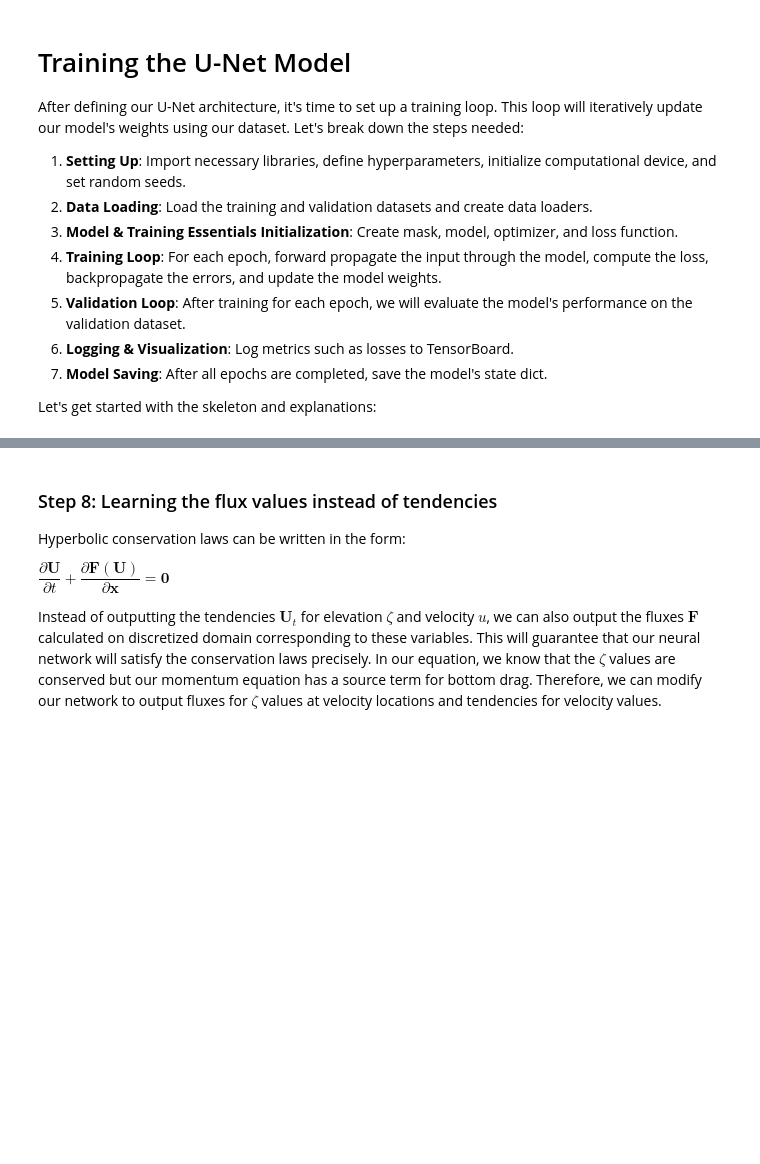
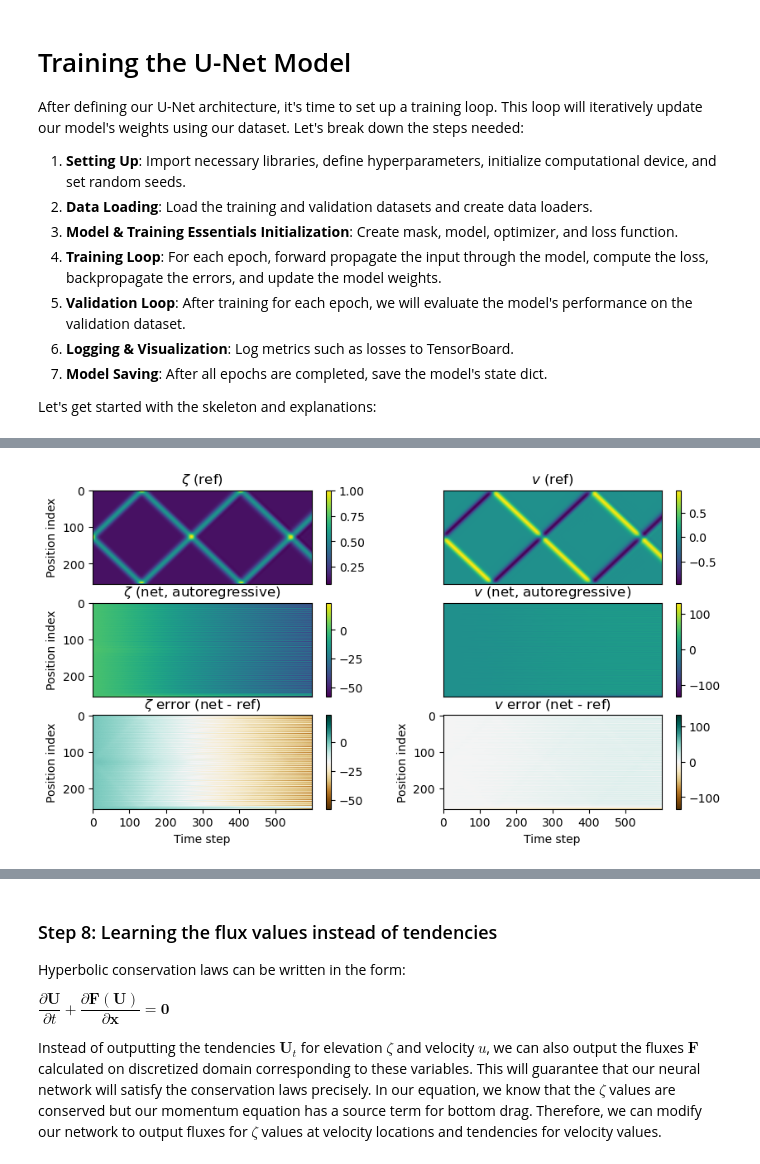
Before and after one commit to alicanbekar/pi_lecture_pytorch, a Jupyter notebook: swe_instructor_code.ipynb, the cells around one changed output, grey strips where cells are left out. Saved outputs shown, nothing was run; the diff lists cells and outputs as text; code cells hidden in the pictures; blank space fills up the shorter version.

```diff
--- a/swe_instructor_code.ipynb
+++ b/swe_instructor_code.ipynb
@@ -419,0 +552,19 @@ torch.save(model.state_dict(), EXP_NAME + '.pth')
+# %%
+plt.figure(figsize=(10,5))
+
+plt.subplot(3,2,1)
+img_plot(zeta_ref, title='$\zeta$ (ref)', showxax=False)
+plt.subplot(3,2,2)
+img_plot(vel_ref, title='$v$ (ref)', showxax=False, showyax=False)
+
+plt.subplot(3,2,3)
+img_plot(zeta_ar, title='$\zeta$ (net, autoregressive)', showxax=False)
+plt.subplot(3,2,4)
+img_plot(vel_ar, title='$v$ (net, autoregressive)', showxax=False, showyax=False)
+
+plt.subplot(3,2,5)
+img_plot(zeta_ar - zeta_ref, title='$\zeta$ error (net - ref)', cmap='BrBG')
+plt.subplot(3,2,6)
+img_plot(vel_ar - vel_ref, title='$v$ error (net - ref)', cmap='BrBG')
+# %% [output]
+[figure, added]
```
Also changed, not shown: parts of 30 cells of this notebook.
